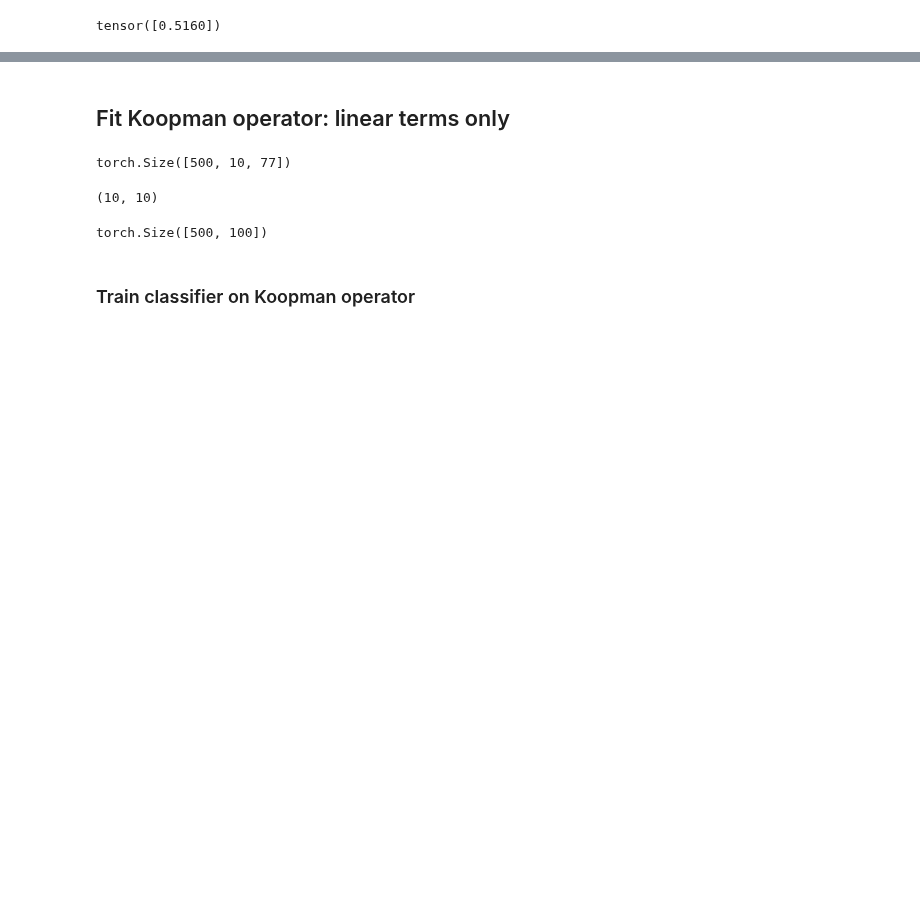
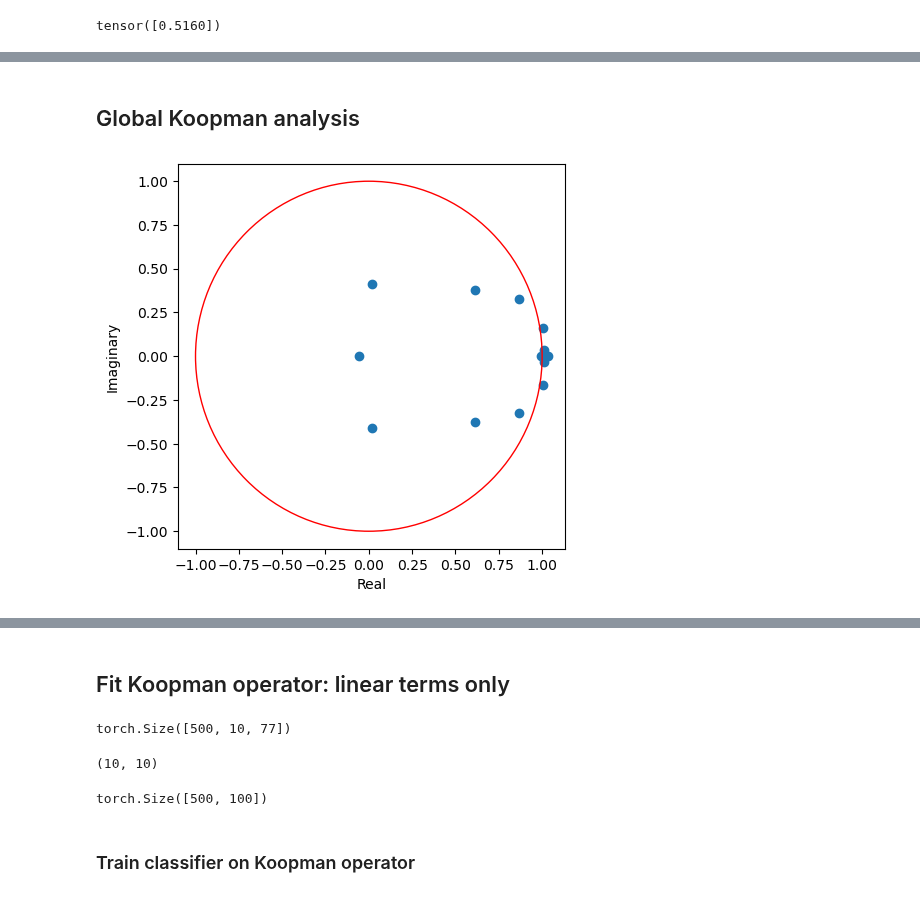
Before and after one commit to NGMLGroup/Koopman-TGNN-Interpretability, a Jupyter notebook: GraphESN_DMD.ipynb, the cells around one changed output, grey strips where cells are left out. Drawn from its saved outputs; the diff is of its cells as text; code cells hidden in the pictures; blank space fills up the shorter version.

```diff
--- a/GraphESN_DMD.ipynb
+++ b/GraphESN_DMD.ipynb
@@ -175,0 +177,46 @@ tensor(0.4800)
+# %% [markdown]
+## Global Koopman analysis
+# %%
+koops = []
+states = []
+dim_red = 15 # < l
+method = "TruncatedSVD"
+
+for g in dataset:
+    _ = model(g['x'], g['edge_index'])
+    state = model.states
+    state = torch.stack(state[1:dim_red+1], dim=1)
+    state = torch.sum(state, dim=0)
+    states.append(state)
+    state = state.unsqueeze(dim=0) # add batch dim
+
+    # compute local Koopman operator
+    kann_ = KANN(state.cpu(), k=dim_red, emb=method) # serve perché hanno dimensioni diverse (nodi diversi)
+                                                        # k <= steps
+    C = kann_.compute_KOP()
+    koops.append(C.flatten())
+
+koops = torch.from_numpy(np.stack(koops)).to(device)
+
+states = torch.stack(states, dim=0)
+# %%
+# compute global Koopman operator
+kann_global = KANN(states.cpu(), k=15, emb=method) # serve perché hanno dimensioni diverse (nodi diversi)
+                                                    # k <= steps
+C_global = kann_global.compute_KOP()
+# %%
+E_global, V_global = np.linalg.eig(C_global)
+
+idx = E_global.argsort()[::-1]
+E_global = E_global[idx]
+V_global = V_global[:,idx]
+# %%
+plt.figure(figsize=(5,5))
+plt.scatter(E_global.real, E_global.imag)
+circle = plt.Circle((0, 0), 1, color='r', fill=False)
+plt.gca().add_patch(circle)
+plt.ylabel('Imaginary')
+plt.xlabel('Real')
+plt.show()
+# %% [output]
+[figure, added]
```
Also changed, not shown: parts of 34 cells of this notebook.
